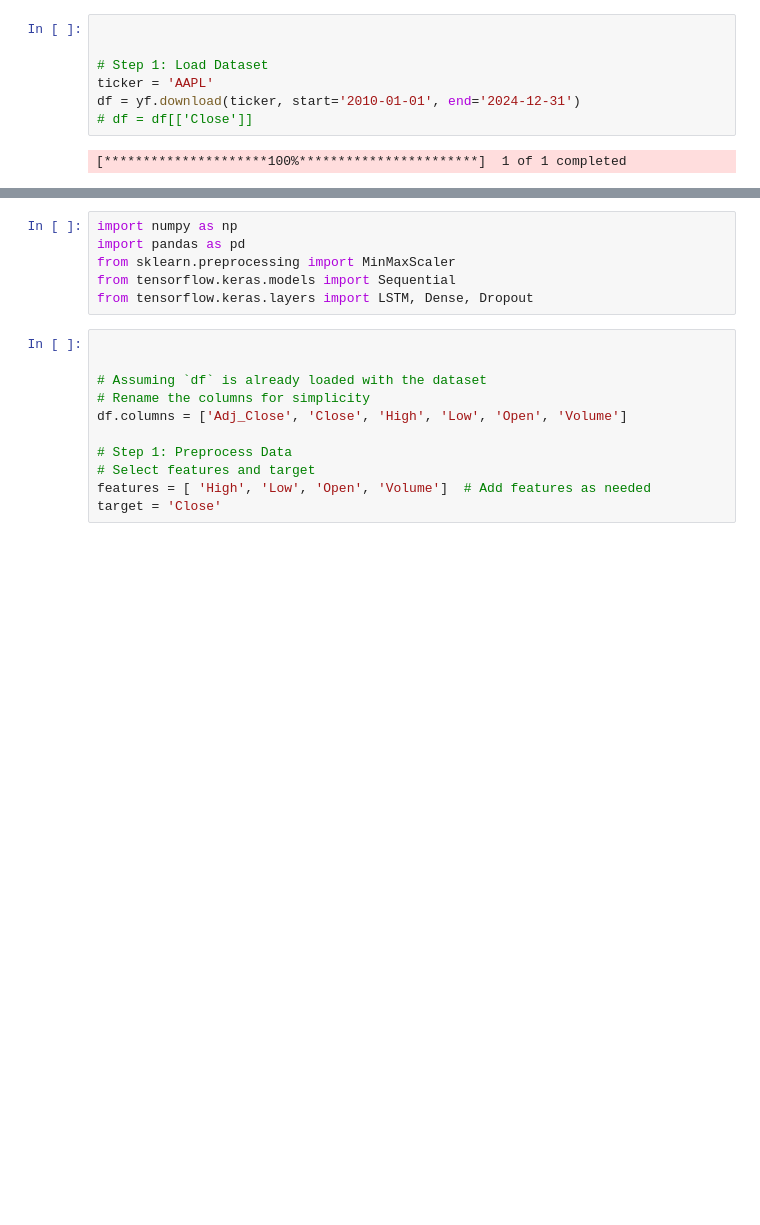
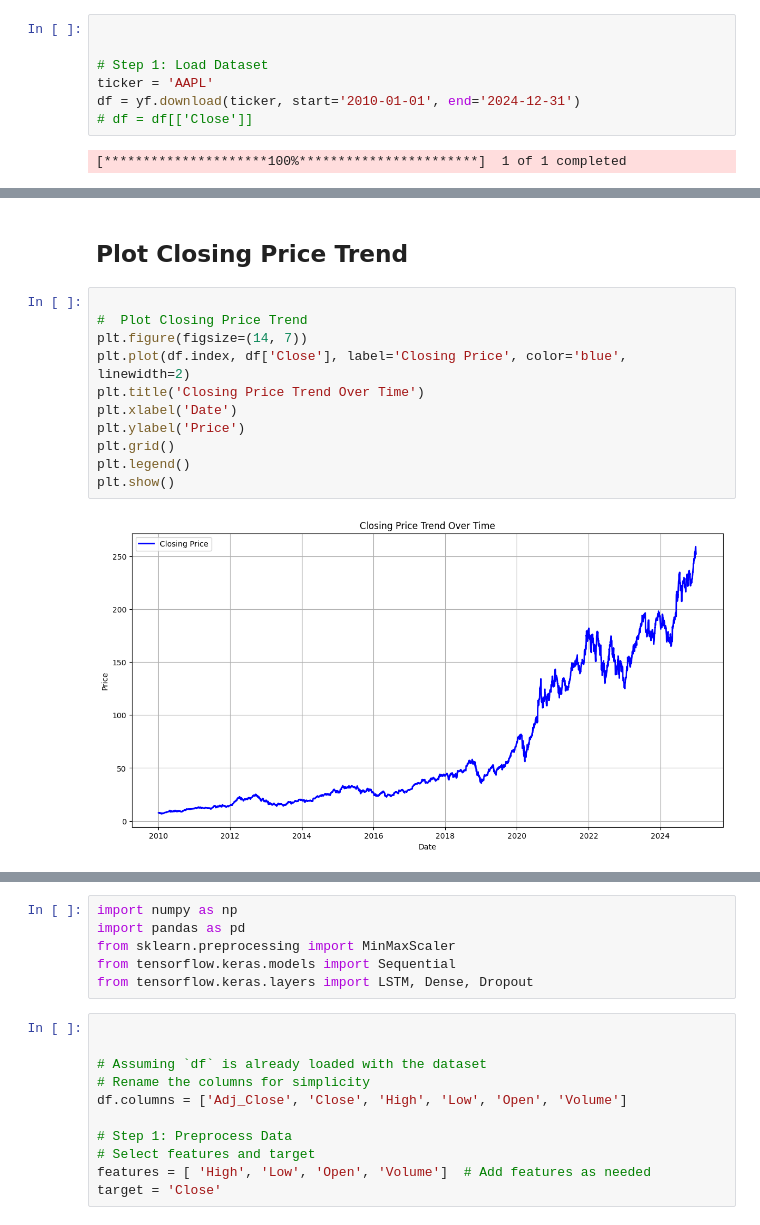
Before and after one commit to Z-Kainat/DatascienceReseachProject, a Jupyter notebook: CodeFile.ipynb, the cells around one changed output, grey strips where cells are left out. Cells and saved outputs as stored; diff of their text form; blank space fills up the shorter version.

```diff
--- a/CodeFile.ipynb
+++ b/CodeFile.ipynb
@@ -36,0 +93,15 @@ df
+# %% [markdown]
+## **Plot Closing Price Trend**
+# %%
+
+#  Plot Closing Price Trend
+plt.figure(figsize=(14, 7))
+plt.plot(df.index, df['Close'], label='Closing Price', color='blue', linewidth=2)
+plt.title('Closing Price Trend Over Time')
+plt.xlabel('Date')
+plt.ylabel('Price')
+plt.grid()
+plt.legend()
+plt.show()
+# %% [output]
+[figure, added]
```
Also changed, not shown: parts of 38 cells of this notebook.
